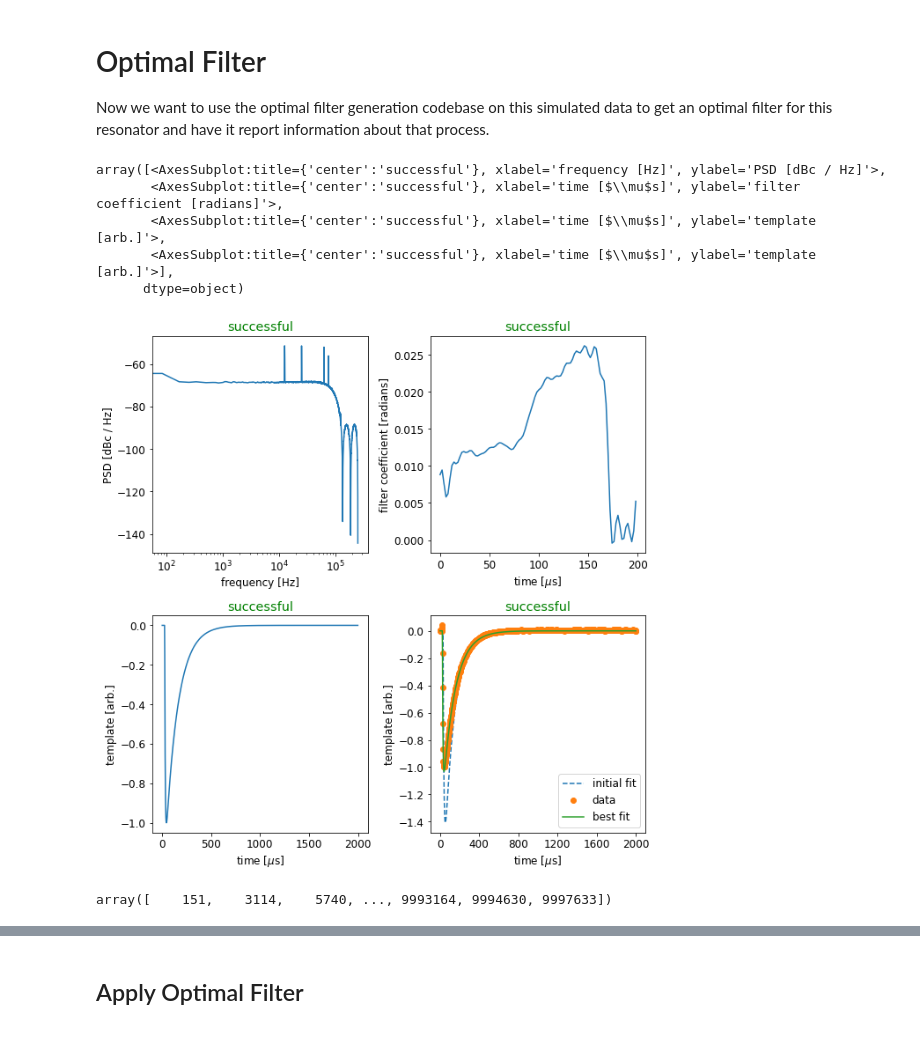
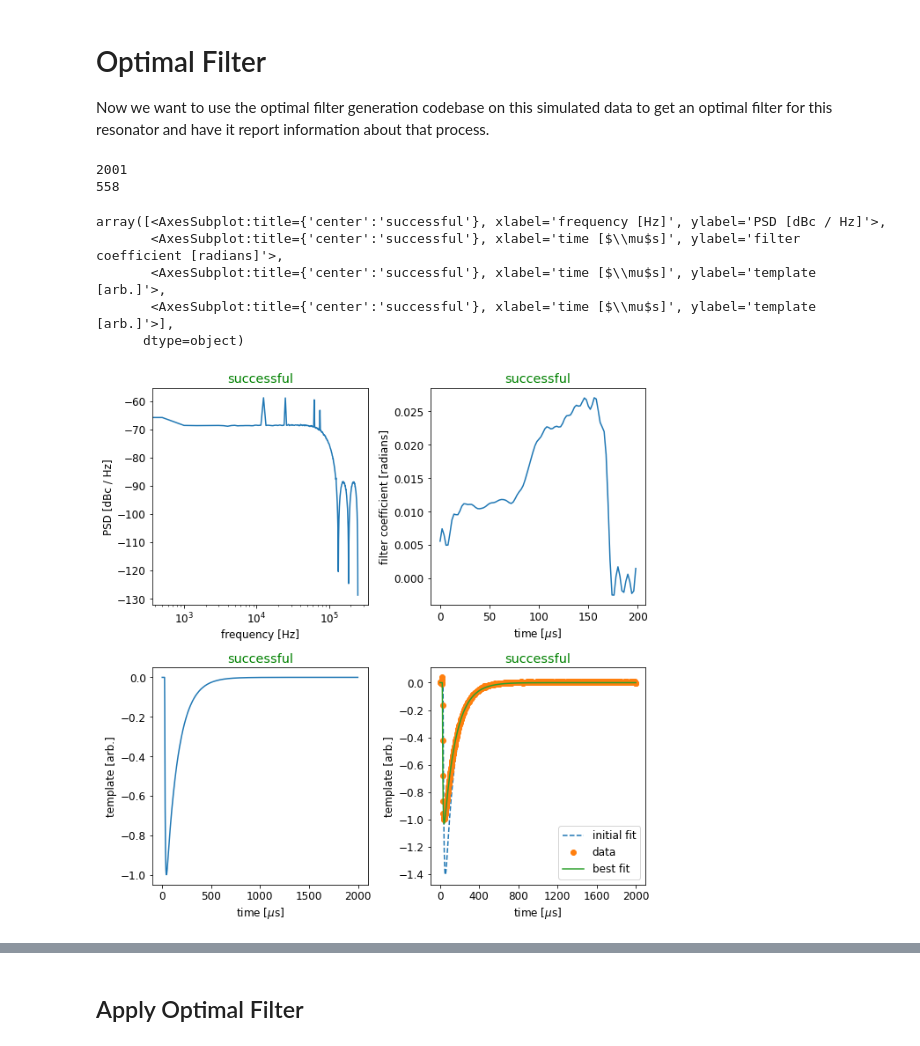
Before and after one commit to MazinLab/MKIDReadoutAnalysis, a Jupyter notebook: Example.ipynb, the cells around one changed output, grey strips where cells are left out. Cells and saved outputs as stored; diff of their text form; code cells hidden in the pictures.

```diff
--- a/Example.ipynb
+++ b/Example.ipynb
@@ -196,46 +191,43 @@ plt.xlim([0,500])
 
 Now we want to use the optimal filter generation codebase on this simulated data to get an optimal filter for this resonator and  have it report information about that process.
 # %%
-from mkidreadoutanalysis.optimal_filters.make_filters import Calculator
-from mkidcore.config import ConfigThing
 cfg=ConfigThing()
 cfg.registerfromkvlist((('dt', 2e-6),
 ('summary_plot', True),
 ('pulses.unwrap', False),
 ('pulses.fallback_template', 'default'),
 ('pulses.ntemplate', 1000), # need to set this larger to calculate covariance matrix in the time domain "accurately" for the number of selected filter coefficients
 ('pulses.offset', 20),
 ('pulses.threshold', 4),
 ('pulses.separation', 50),
 ('pulses.min_pulses', 500),
-('noise.nwindow', 6000), #1000
+('noise.nwindow', 1000), #1000
 ('noise.isolation', 100),
-('noise.max_noise', 1000), #2000
+('noise.max_windows', 2000), # maximum number of nwindows of samples needed before moving on [int]
+('noise.max_noise', 5000), #2000
 ('template.percent', 80),
 ('template.cutoff', .2),
 ('template.min_tau', 5),
 ('template.max_tau', 100),
 ('template.fit', 'triple_exponential'),
 ('filter.filter_type',  'wiener'),
 ('filter.nfilter', 100), # for messing around this should be closer to 1000 and ntemplate should be increased to be 5-10x nfilter
                         # need to make sure filter is periodic and this gets hard when the filter is short
 ('filter.normalize', True)), namespace='')
 
-ofc = Calculator(fine_channel, noise, config=cfg, name='simulated')
+ofc = Calculator(fine_channel, config=cfg, name='simulated')
 
 ofc.calculate(clear=False)
 
 ofc.plot()
 # ofc.result["filter"]
 # probably need 2 or 3 thousand pulses to average to get rid of noise if you do't want to fit the template
 # %% [output]
-array([<AxesSubplot:title={'center':'successful'}, xlabel='frequency [Hz]', ylabel='PSD [dBc / Hz]'>,
-       <AxesSubplot:title={'center':'successful'}, xlabel='time [$\\mu$s]', ylabel='filter coefficient [radians]'>,
-       <AxesSubplot:title={'center':'successful'}, xlabel='time [$\\mu$s]', ylabel='template [arb.]'>,
-       <AxesSubplot:title={'center':'successful'}, xlabel='time [$\\mu$s]', ylabel='template [arb.]'>],
-      dtype=object)
+2001
+558
+array([<AxesSubplot:title={'center':'successful'}, xlabel='frequency [Hz]', ylabel='PSD [dBc / Hz]'>,
+       <AxesSubplot:title={'center':'successful'}, xlabel='time [$\\mu$s]', ylabel='filter coefficient [radians]'>,
+       <AxesSubplot:title={'center':'successful'}, xlabel='time [$\\mu$s]', ylabel='template [arb.]'>,
+       <AxesSubplot:title={'center':'successful'}, xlabel='time [$\\mu$s]', ylabel='template [arb.]'>],
+      dtype=object)
-[figure, old version]
+[figure, new version]
-# %%
-ofc.result["pulses"]
-# %% [output]
-array([    151,    3114,    5740, ..., 9993164, 9994630, 9997633])
```
Also changed, not shown: parts of 22 cells of this notebook, 3 other files.
